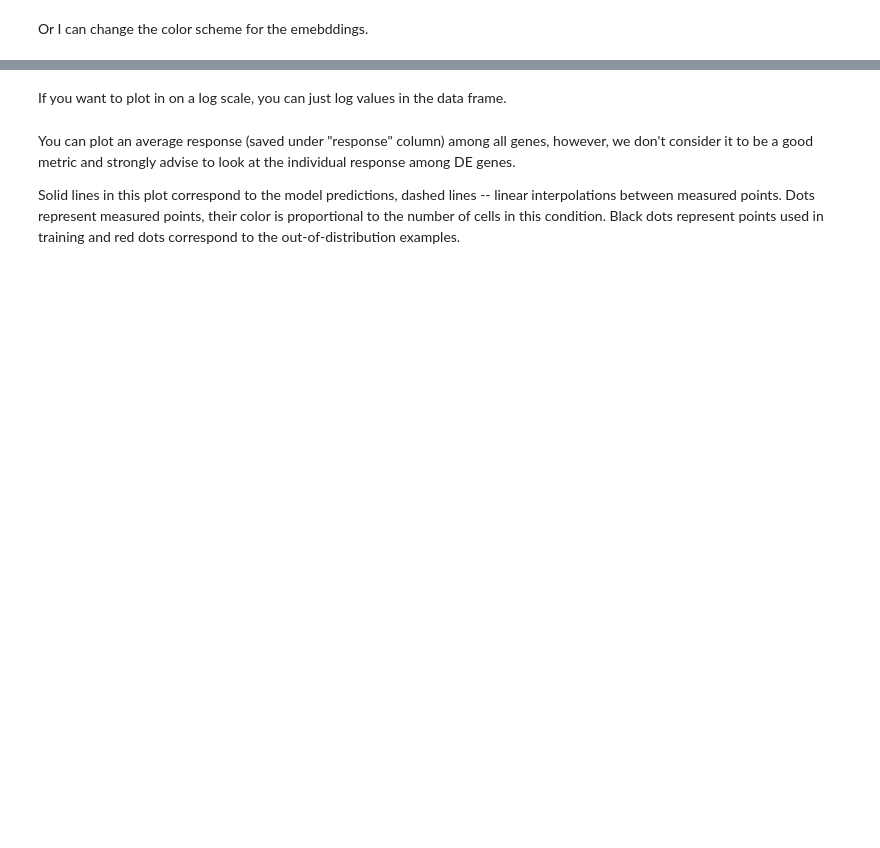
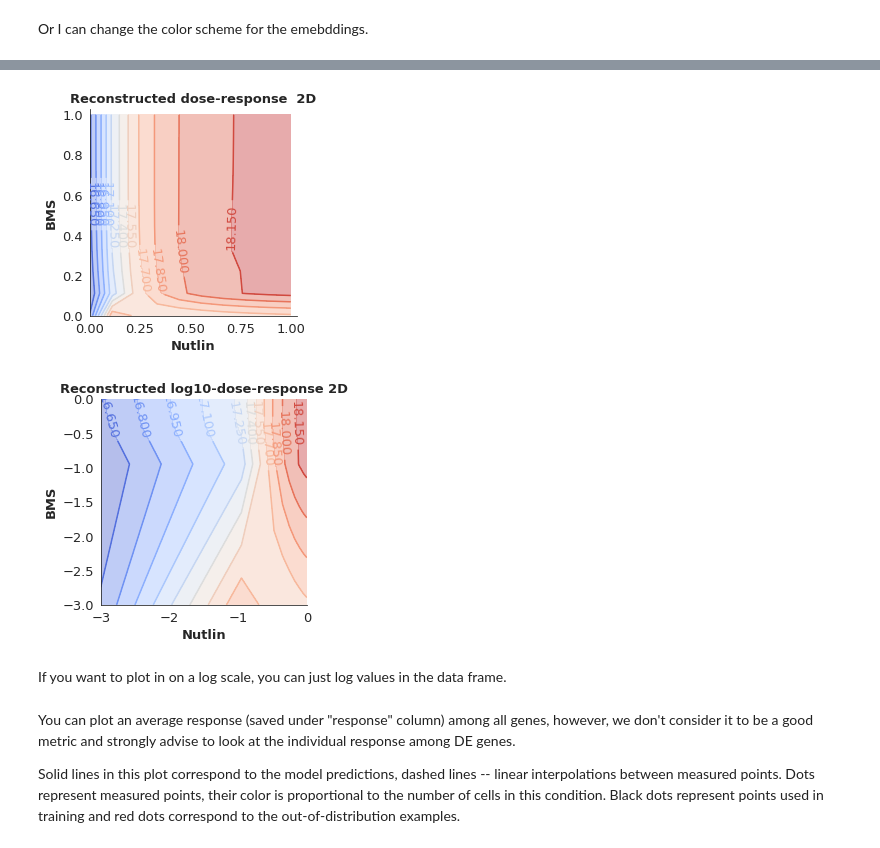
Before and after one commit to facebookresearch/CPA, a Jupyter notebook: notebooks/demo.ipynb, the cells around one changed output, grey strips where cells are left out. Saved outputs shown, nothing was run; the diff lists cells and outputs as text; code cells hidden in the pictures; blank space fills up the shorter version.

```diff
--- a/notebooks/demo.ipynb
+++ b/notebooks/demo.ipynb
@@ -155,14 +202,23 @@ compert_plots.plot_contvar_response2D(latent_dose_2D,
 # %%
 %%time
-reconstructed_response2D = compert_api.get_response2D(datasets, perturbations_pair, compert_api.unique_сovars[0])
-compert_plots.plot_contvar_response2D(reconstructed_response2D,
-                                              title_name='Reconstructed dose-response  2D',
-                                              logdose=False,
-                                              # xlims=(-3, 0), ylims=(-3, 0)
-                                              )
 
-compert_plots.plot_contvar_response2D(reconstructed_response2D,
-                                      title_name='Reconstructed log10-dose-response 2D',
-                                      logdose=True,
-                                      xlims=(-3, 0), ylims=(-3, 0)
-                                      )
+reconstructed_response2D = compert_api.get_response2D(
+    perturbations=perturbations_pair,
+    covar={'cell_type': ['A549']}
+)
+
+
+compert_plots.plot_contvar_response2D(
+    reconstructed_response2D,
+    title_name='Reconstructed dose-response  2D',
+    logdose=False,
+    # xlims=(-3, 0), ylims=(-3, 0)
+    )
+
+compert_plots.plot_contvar_response2D(
+    reconstructed_response2D,
+    title_name='Reconstructed log10-dose-response 2D',
+    logdose=True,
+    xlims=(-3, 0), ylims=(-3, 0)
+    )
+# %% [output]
@@ -169,3 +227,5 @@ compert_plots.plot_contvar_response2D(reconstructed_response2D,
+[figure, added]
+[figure, added]
 # %% [markdown]
 If you want to plot in on a log scale, you can just log values in the data frame.
 # %%
```
Also changed, not shown: parts of 49 cells of this notebook, 7 other files.
